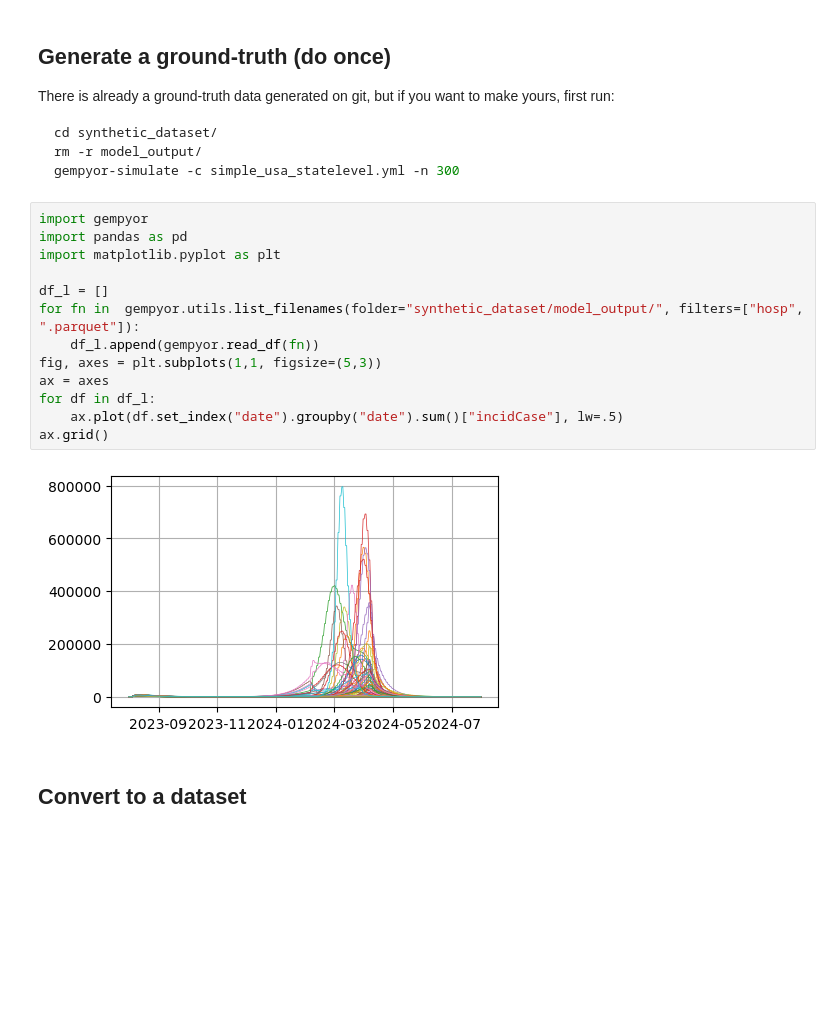
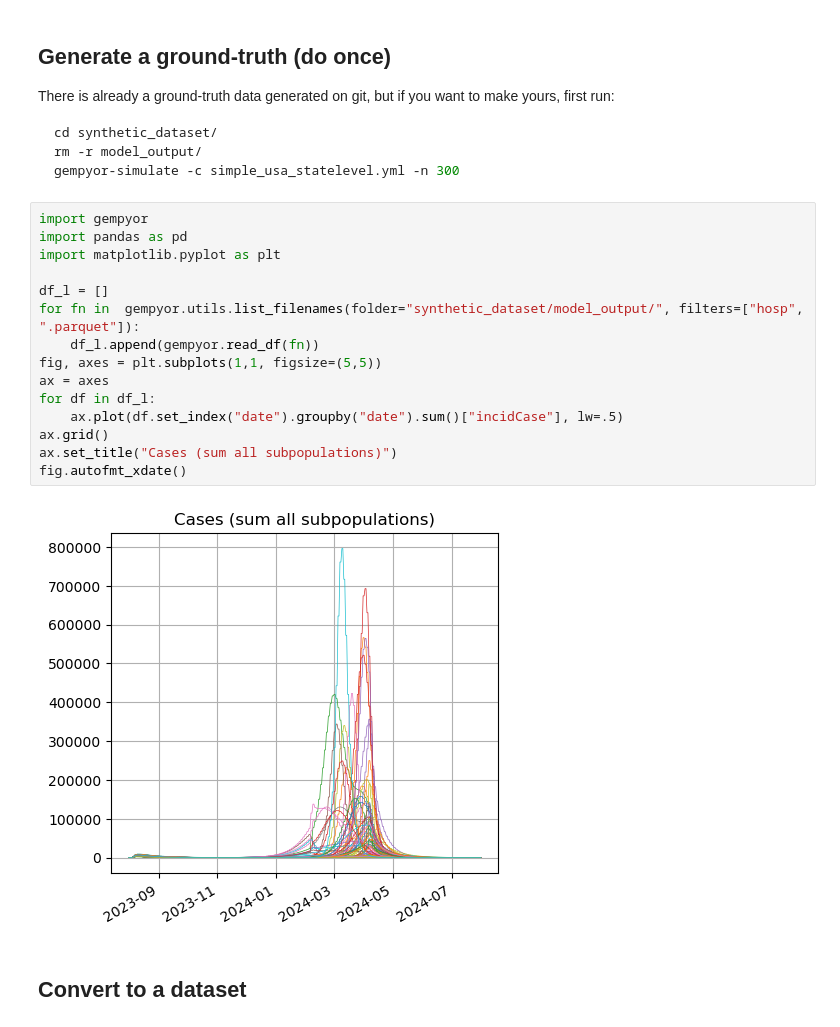
Before and after one commit to CyGei/influpaint, a Jupyter notebook: syntheticdataset.ipynb, the cells around one changed output. Drawn from its saved outputs; the diff is of its cells as text; blank space fills up the shorter version.

```diff
--- a/syntheticdataset.ipynb
+++ b/syntheticdataset.ipynb
@@ -74,18 +76,20 @@ gempyor-simulate -c simple_usa_statelevel.yml -n 300
 # %%
 import gempyor
 import pandas as pd
 import matplotlib.pyplot as plt
 
 df_l = []
 for fn in  gempyor.utils.list_filenames(folder="synthetic_dataset/model_output/", filters=["hosp", ".parquet"]):
     df_l.append(gempyor.read_df(fn))
-fig, axes = plt.subplots(1,1, figsize=(5,3))
+fig, axes = plt.subplots(1,1, figsize=(5,5))
 ax = axes
 for df in df_l:
     ax.plot(df.set_index("date").groupby("date").sum()["incidCase"], lw=.5)
 ax.grid()
+ax.set_title("Cases (sum all subpopulations)")
+fig.autofmt_xdate()
 # %% [output]
-[figure, old version]
+[figure, new version]
 # %% [markdown]
 ## Convert to a dataset
 # %%
```
Also changed, not shown: parts of 3 cells of this notebook.
